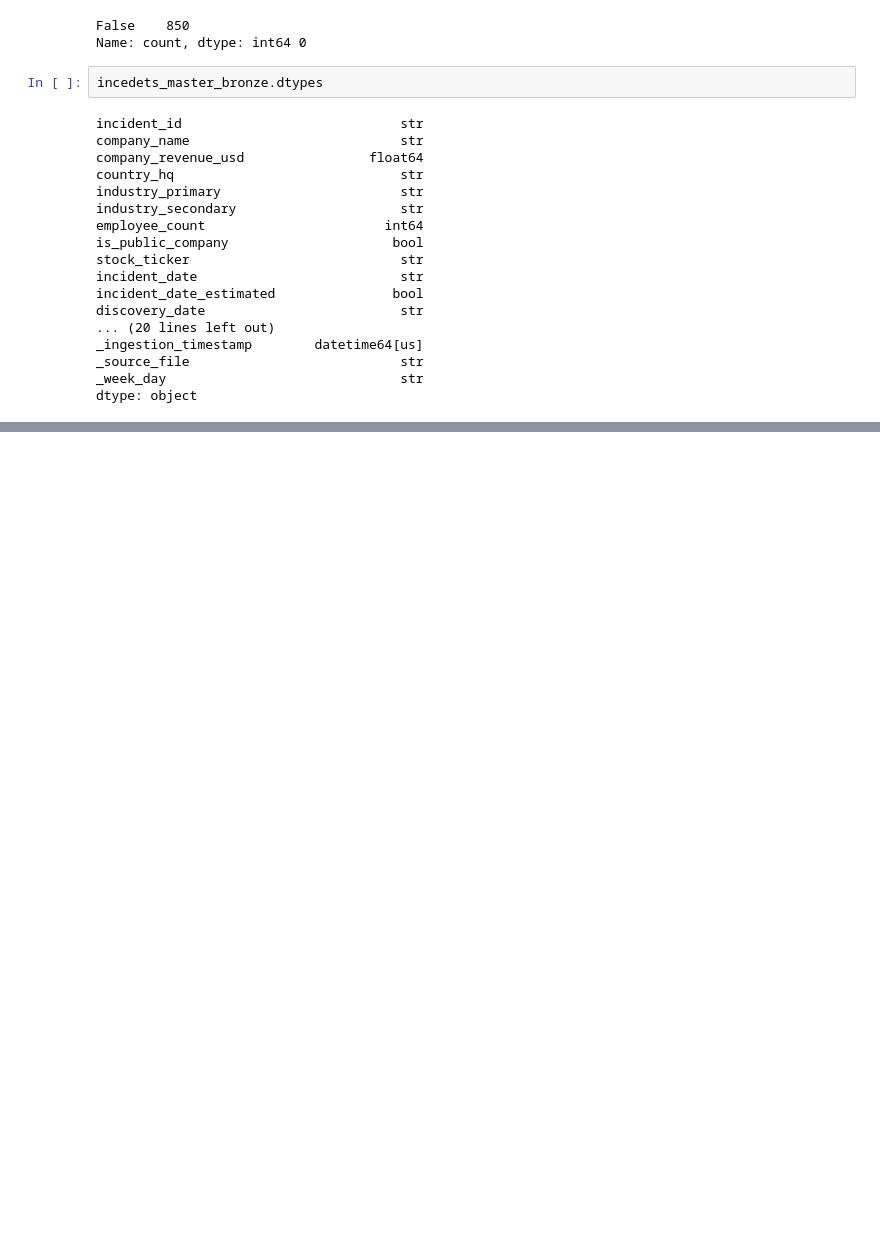
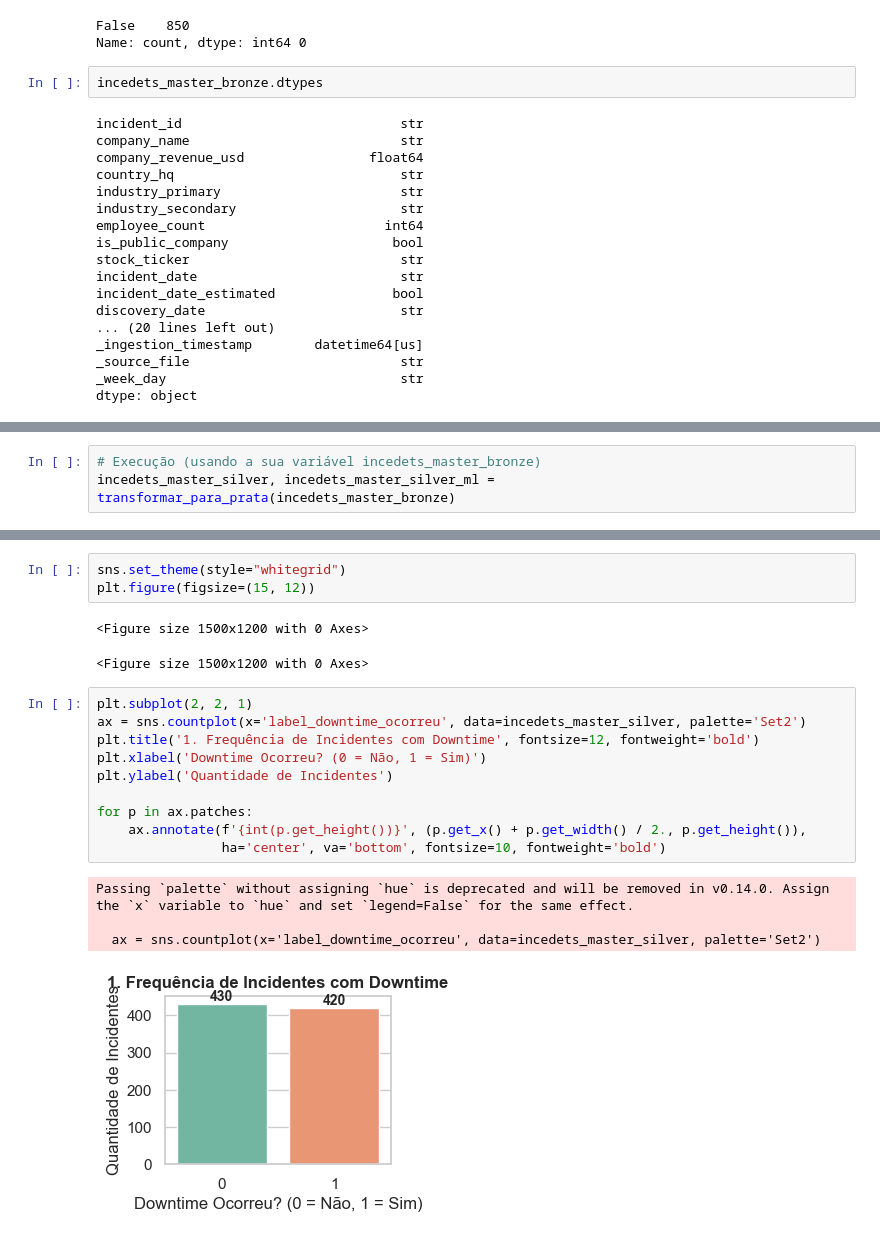
Before and after one commit to AlbertoGrey27/dataset_cyberseguran-a, a Jupyter notebook: dataset cybersecurity/incedets_master.ipynb, the cells around one changed output, grey strips where cells are left out. Drawn from its saved outputs; the diff is of its cells as text; blank space fills up the shorter version.

Commit message:
camada prata de incedets_master e market_impact terminada

```diff
--- a/dataset cybersecurity/incedets_master.ipynb
+++ b/dataset cybersecurity/incedets_master.ipynb
@@ -140,0 +204,3 @@ dtype: object
+# %%
+# Execução (usando a sua variável incedets_master_bronze)
+incedets_master_silver, incedets_master_silver_ml = transformar_para_prata(incedets_master_bronze)
@@ -140,0 +229,21 @@ dtype: object
+# %%
+sns.set_theme(style="whitegrid")
+plt.figure(figsize=(15, 12))
+# %% [output]
+<Figure size 1500x1200 with 0 Axes>
+<Figure size 1500x1200 with 0 Axes>
+# %%
+plt.subplot(2, 2, 1)
+ax = sns.countplot(x='label_downtime_ocorreu', data=incedets_master_silver, palette='Set2')
+plt.title('1. Frequência de Incidentes com Downtime', fontsize=12, fontweight='bold')
+plt.xlabel('Downtime Ocorreu? (0 = Não, 1 = Sim)')
+plt.ylabel('Quantidade de Incidentes')
+
+for p in ax.patches:
+    ax.annotate(f'{int(p.get_height())}', (p.get_x() + p.get_width() / 2., p.get_height()),
+                ha='center', va='bottom', fontsize=10, fontweight='bold')
+# %% [output]
+Passing `palette` without assigning `hue` is deprecated and will be removed in v0.14.0. Assign the `x` variable to `hue` and set `legend=False` for the same effect.
+
+  ax = sns.countplot(x='label_downtime_ocorreu', data=incedets_master_silver, palette='Set2')
+[figure, added]
```
Also changed, not shown: parts of 10 cells of this notebook, 13 other files.
